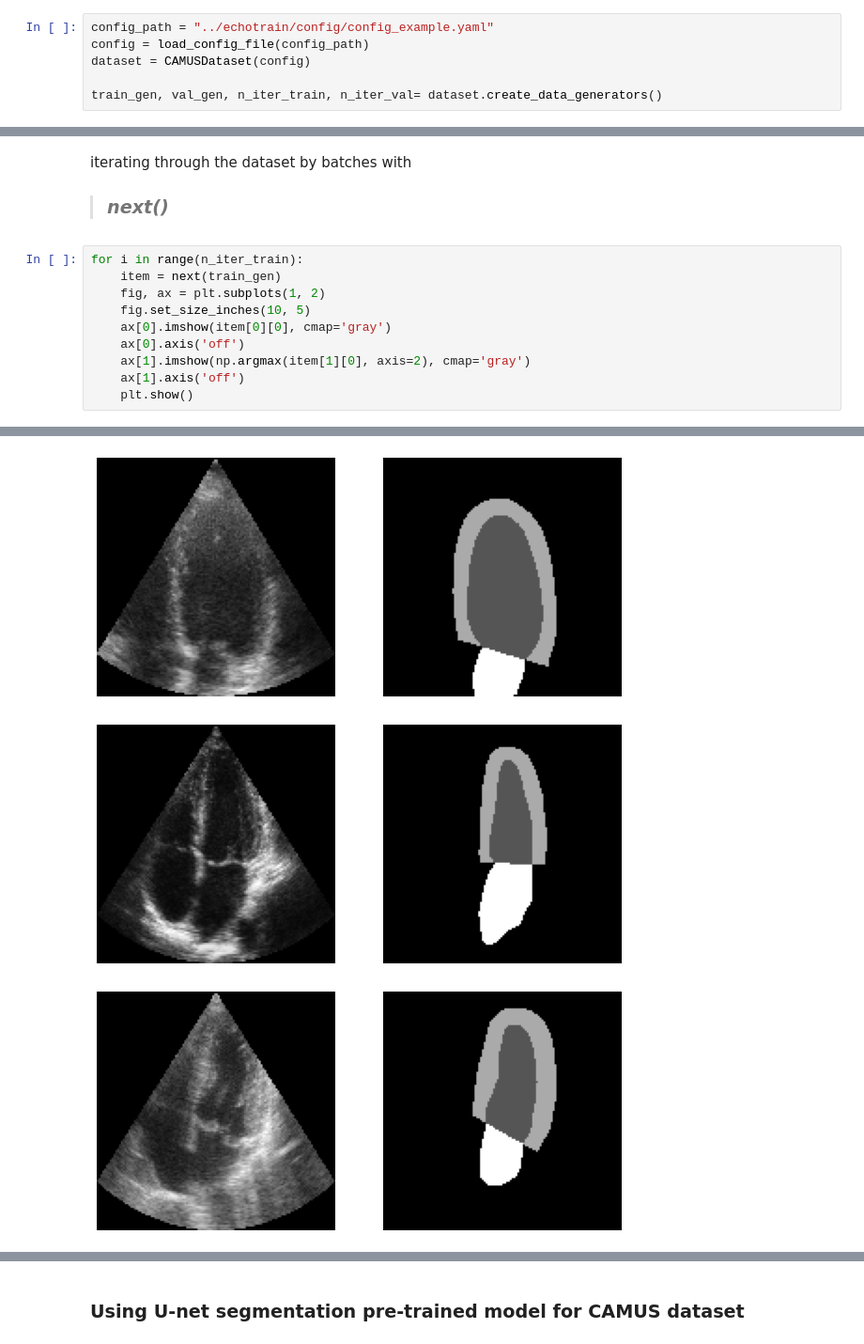
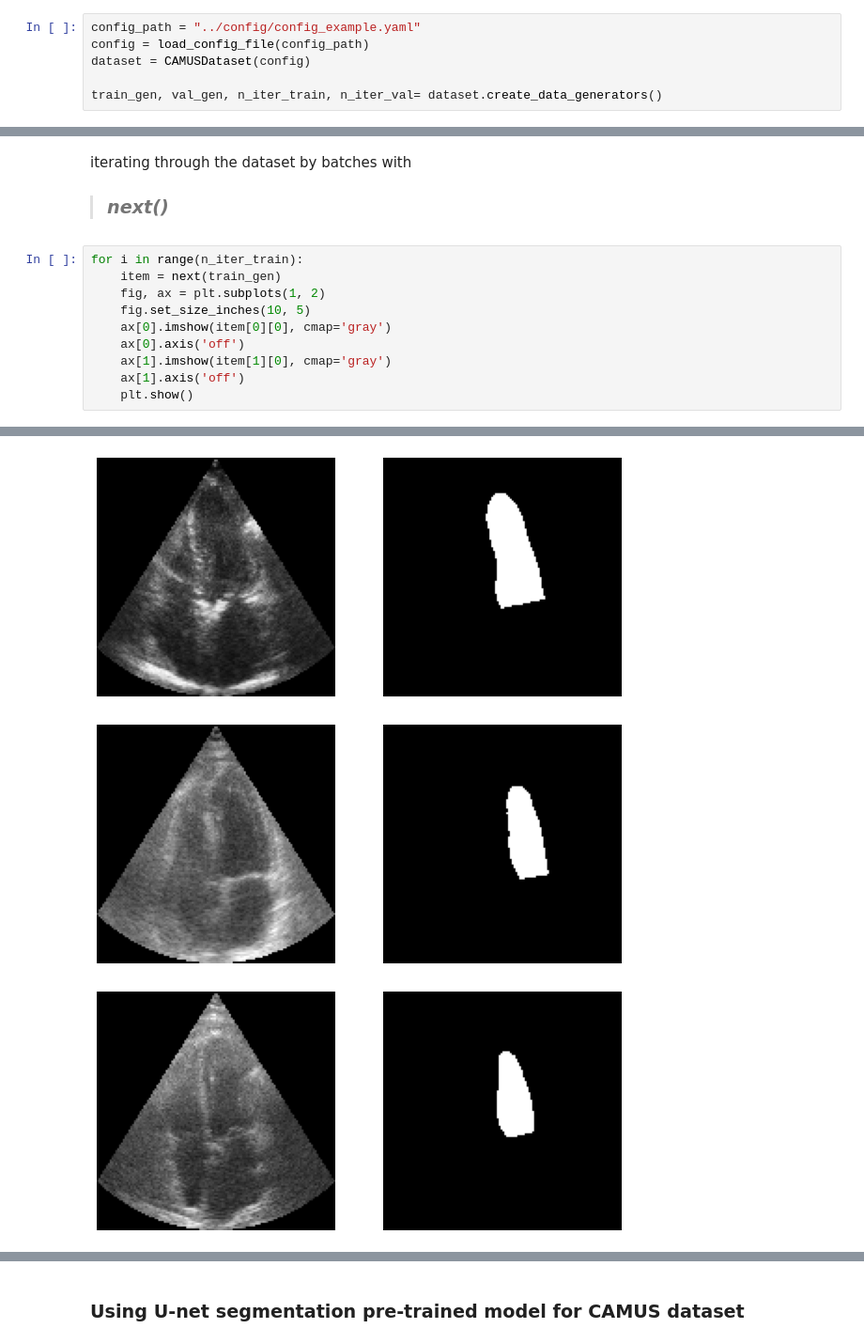
Before and after one commit to iamsoroush/echotrain, a Jupyter notebook: notebooks/datasethandler_test.ipynb, the cells around one changed output, grey strips where cells are left out. Shown: that part at 94% size. Cells and saved outputs as stored; diff of their text form.

```diff
--- a/notebooks/datasethandler_test.ipynb
+++ b/notebooks/datasethandler_test.ipynb
@@ -30,5 +30,5 @@ import matplotlib.pyplot as plt
 # %%
-config_path = "../echotrain/config/config_example.yaml"
+config_path = "../config/config_example.yaml"
 config = load_config_file(config_path)
 dataset = CAMUSDataset(config)
 
@@ -58,7 +58,7 @@ for i in range(n_iter_train):
     fig.set_size_inches(10, 5)
     ax[0].imshow(item[0][0], cmap='gray')
     ax[0].axis('off')
-    ax[1].imshow(np.argmax(item[1][0], axis=2), cmap='gray')
+    ax[1].imshow(item[1][0], cmap='gray')
     ax[1].axis('off')
     plt.show()
 # %% [output]
@@ -70,3 +70,3 @@ for i in range(n_iter_train):
-[figure, old version]
+[figure, new version]
-[figure, old version]
+[figure, new version]
-[figure, old version]
+[figure, new version]
```
Also changed, not shown: parts of 11 cells of this notebook, 5 other files.
